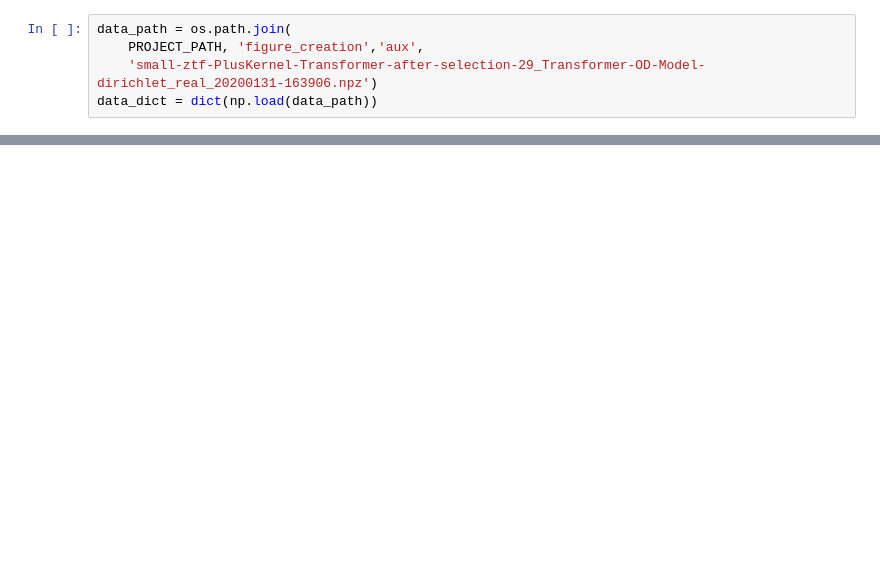
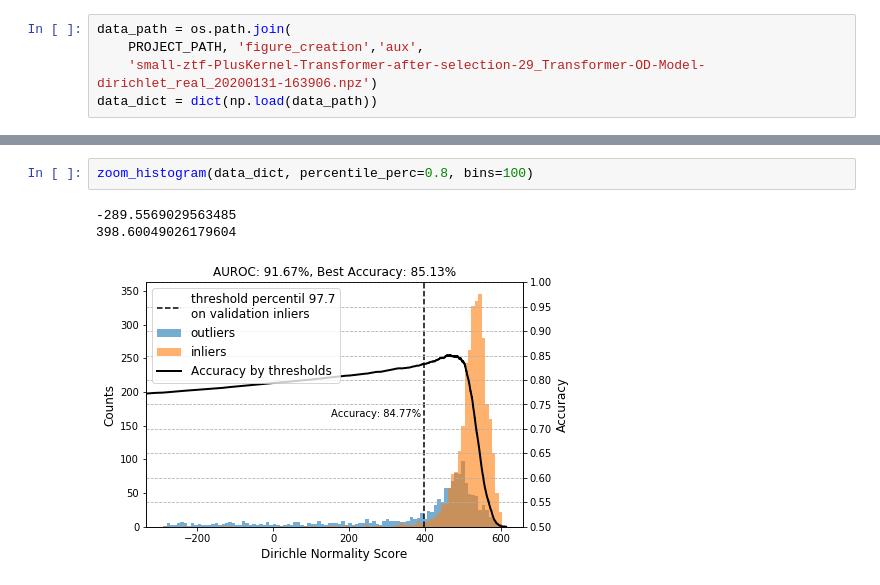
Before and after one commit to ReyesDeJong/AnomalyDetectionTransformations, a Jupyter notebook: figure_creation/Histograms_calculations.ipynb, the cells around one changed output, grey strips where cells are left out. Drawn from its saved outputs; the diff is of its cells as text; blank space fills up the shorter version.

```diff
--- a/figure_creation/Histograms_calculations.ipynb
+++ b/figure_creation/Histograms_calculations.ipynb
@@ -135,0 +230,6 @@ save_histogram(data_dict, 'diri', 'ztf', 'bogus')
+# %%
+zoom_histogram(data_dict, percentile_perc=0.8, bins=100)
+# %% [output]
+-289.5569029563485
+398.60049026179604
+[figure, added]
```
Also changed, not shown: parts of 6 cells of this notebook, 1 other file.
